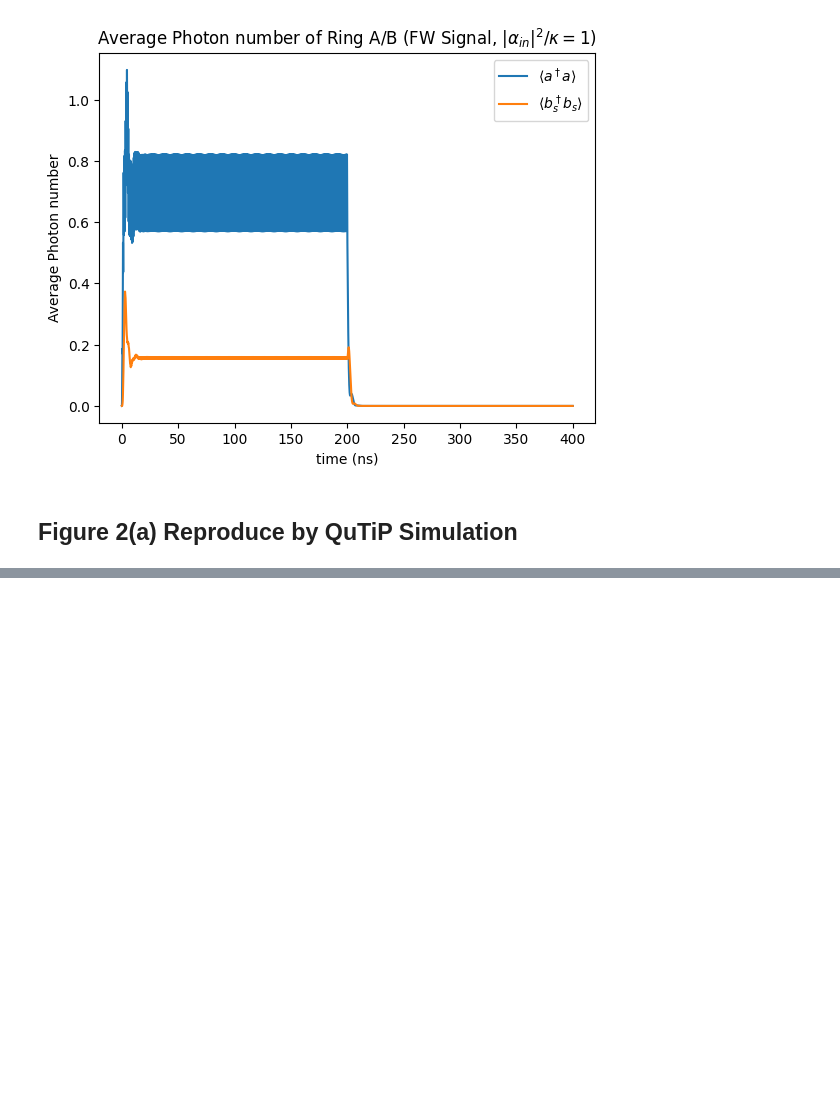
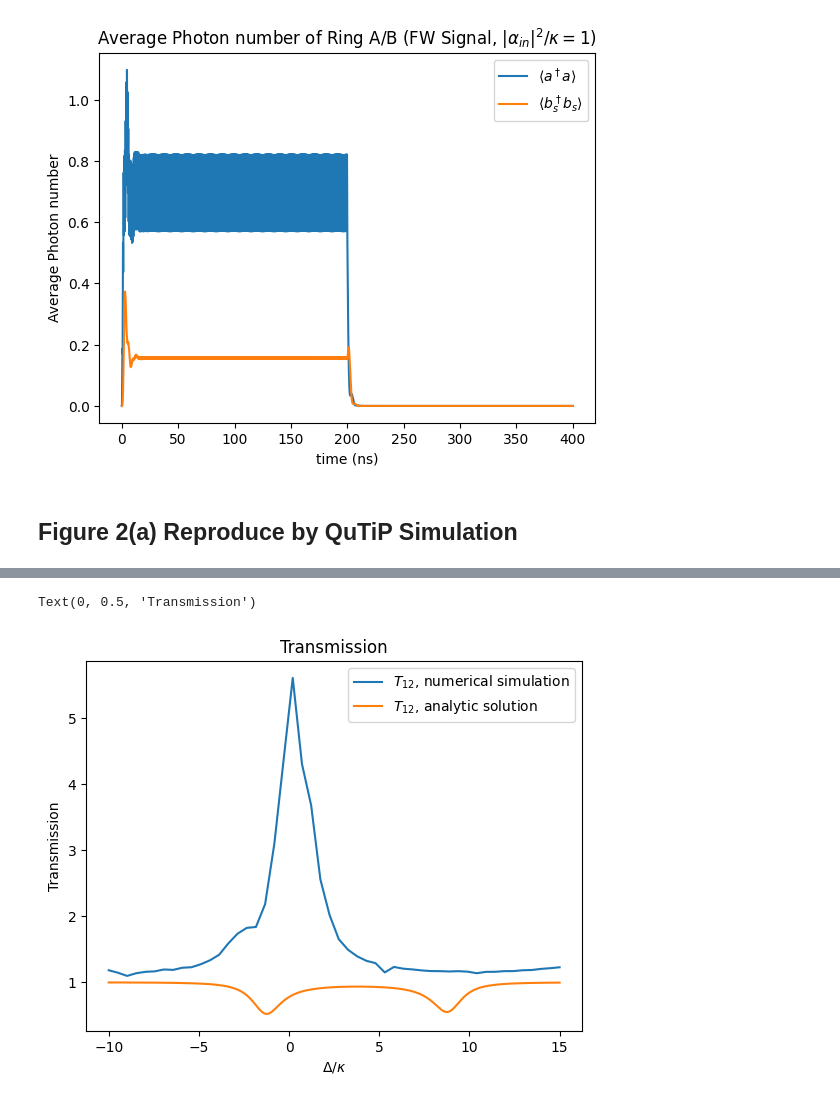
Before and after one commit to BrainConnection/Small_Project, a Jupyter notebook: Quantum Squeezing Induced Optical Nonreciprocity Reproduce.ipynb, the cells around one changed output, grey strips where cells are left out. Drawn from its saved outputs; the diff is of its cells as text; code cells hidden in the pictures; blank space fills up the shorter version.

```diff
--- a/Quantum Squeezing Induced Optical Nonreciprocity Reproduce.ipynb
+++ b/Quantum Squeezing Induced Optical Nonreciprocity Reproduce.ipynb
@@ -672,13 +684,13 @@ $T_{12/21} = \frac{\langle a_{out}^\dagger a_{out} \rangle}{\langle a_{in}^\dagg
 # %%
 # Hilbert Space Dimension
 
-N_A = 20       # dimension of Hilbert space (Ring A)
-N_B = 10       # dimension of Hilbert space (Ring B)
+N_A = 5                       # dimension of Hilbert space (Ring A)
+N_B = 3                       # dimension of Hilbert space (Ring B)
 
 
 # Basic Parameters
 
-kappa = 2 * np.pi * 0.10      # intrinsic + extrinsic linwidth of Ring A/B in units of GHz
+kappa = 2 * np.pi * 1.00      # intrinsic + extrinsic linwidth of Ring A/B in units of GHz
 
 detune_pa = 10.3 * kappa      # Ring A frequency in the frame rotating omega_p/2
 detune_pb = 10.3 * kappa      # Ring B frequency in the frame rotating omega_p/2
@@ -727,6 +739,7 @@ annihilate_afw = []
 create_afw = []
 photonnumber_bfw = []
 
+A_drive = 1
 
 for i in range(50):
   tlist = np.linspace(0, 40, 400)
@@ -736,7 +749,7 @@ for i in range(50):
     psi_0,
     tlist,
     c_ops = [np.sqrt(kappa) * tensor(a, qeye(N_B)), np.sqrt(kappa) * tensor(qeye(N_A), b)],
-    args = {'A': 1, 'T': 200, 'omega_rd': detune_in[i]},
+    args = {'A': A_drive, 'T': 200, 'omega_rd': detune_in[i]},
     e_ops = [tensor(a.dag()*a, qeye(N_B)), tensor(a, qeye(N_B)), tensor(a.dag(), qeye(N_B)), tensor(qeye(N_A), b.dag()*b)],
   )
 
@@ -764,3 +780,19 @@ plt.ylabel("Average Photon number")
+# %%
+T_12_simul = 1 - np.sqrt(2) * (annihilate_afw + create_afw) / A_drive + 2 * photonnumber_afw / A_drive**2
+# %%
+# Average photon number of Ring A/B FW signal case
+
+plt.figure()
+plt.plot(detune, T_12_simul, label = r"$T_{12}$, numerical simulation")
+plt.plot(detune_list, T_12, label = r"$T_{12}$, analytic solution")
+
+plt.legend()
+plt.title(r"Transmission")
+plt.xlabel(r"$\Delta / \kappa$")
+plt.ylabel("Transmission")
+# %% [output]
+Text(0, 0.5, 'Transmission')
+[figure, added]
 # %%
 H_0bw = detune_pa * tensor(a.dag()*a, qeye(N_B)) + detune_pb * tensor(qeye(N_A), b.dag()*b) + J_0 * (tensor(a.dag(), b) + tensor(a, b.dag()))
 H_1bw = 1j * 2 * np.sqrt(2) * kappa * tensor(a.dag() - a, qeye(N_B))
```
Also changed, not shown: parts of 10 cells of this notebook.
